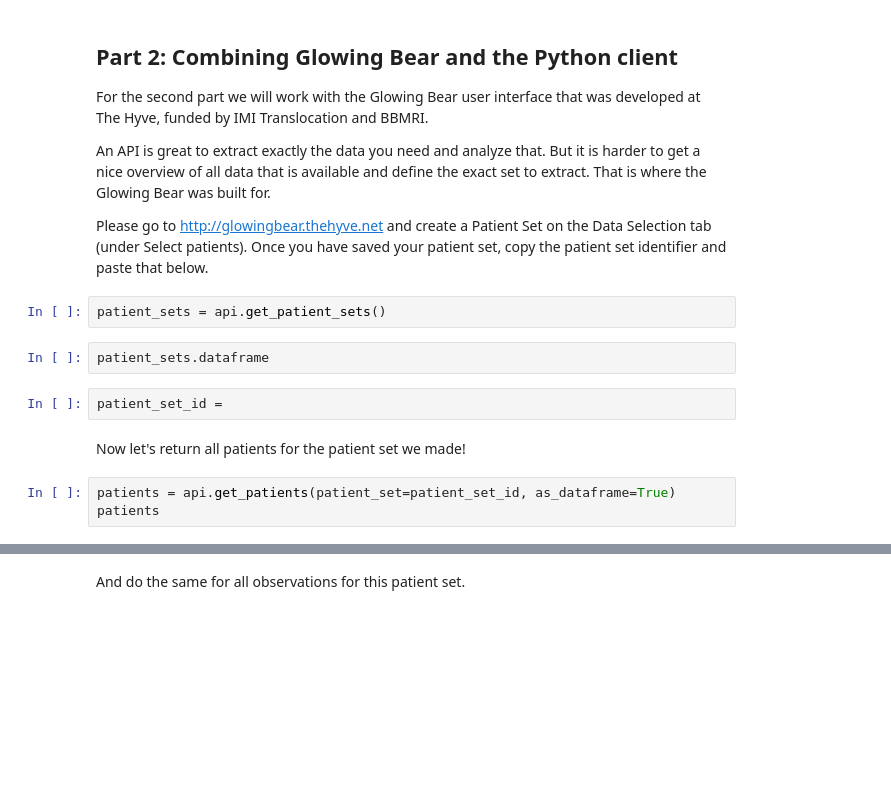
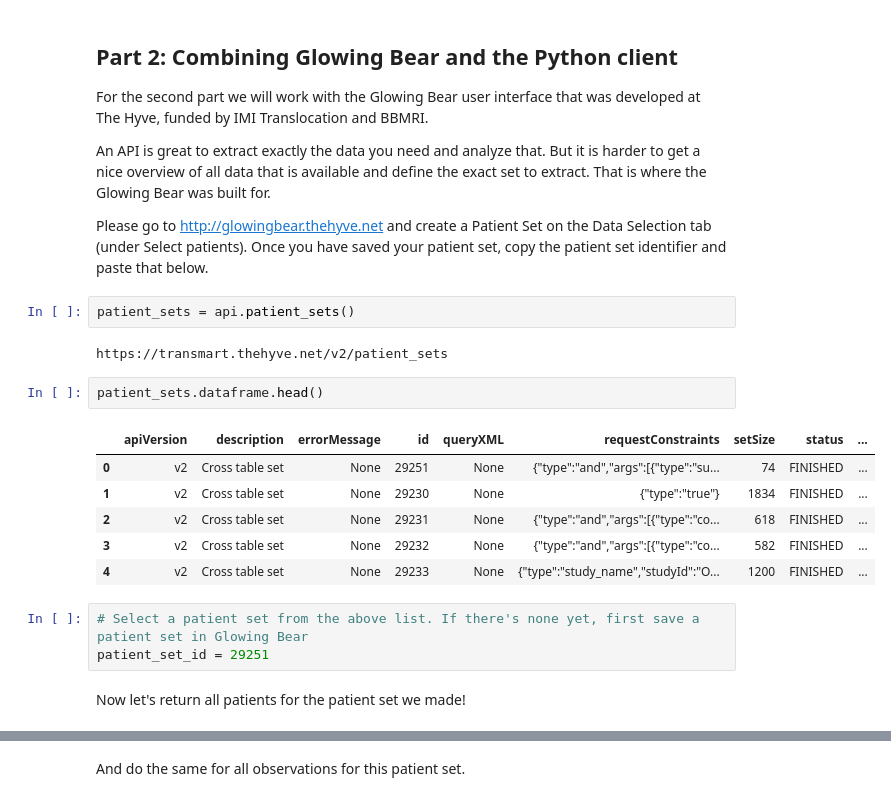
Before and after one commit to thehyve/transmart-tutorials, a Jupyter notebook: Exercise 1 - tranSMART Python client.ipynb, the cells around one changed output, grey strips where cells are left out. Saved outputs shown, nothing was run; the diff lists cells and outputs as text; blank space fills up the shorter version.

```diff
--- a/Exercise 1 - tranSMART Python client.ipynb
+++ b/Exercise 1 - tranSMART Python client.ipynb
@@ -158,13 +285,20 @@ An API is great to extract exactly the data you need and analyze that. But it is
 
 Please go to http://glowingbear.thehyve.net and create a Patient Set on the Data Selection tab (under Select patients). Once you have saved your patient set, copy the patient set identifier and paste that below.
 # %%
-patient_sets = api.get_patient_sets()
+patient_sets = api.patient_sets()
+# %% [output]
+https://transmart.thehyve.net/v2/patient_sets
 # %%
-patient_sets.dataframe
+patient_sets.dataframe.head()
+# %% [output]
+|  | apiVersion | description | errorMessage | id | queryXML | requestConstraints | setSize | status | ... |
+| 0 | v2 | Cross table set | None | 29251 | None | {"type":"and","args":[{"type":"su... | 74 | FINISHED | ... |
+| 1 | v2 | Cross table set | None | 29230 | None | {"type":"true"} | 1834 | FINISHED | ... |
+| 2 | v2 | Cross table set | None | 29231 | None | {"type":"and","args":[{"type":"co... | 618 | FINISHED | ... |
+| 3 | v2 | Cross table set | None | 29232 | None | {"type":"and","args":[{"type":"co... | 582 | FINISHED | ... |
+| 4 | v2 | Cross table set | None | 29233 | None | {"type":"study_name","studyId":"O... | 1200 | FINISHED | ... |
-# %%
-patient_set_id =
+# %%
+# Select a patient set from the above list. If there's none yet, first save a patient set in Glowing Bear
+patient_set_id = 29251
 # %% [markdown]
 Now let's return all patients for the patient set we made!
-# %%
-patients = api.get_patients(patient_set=patient_set_id, as_dataframe=True)
-patients
```
Also changed, not shown: parts of 25 cells of this notebook.
